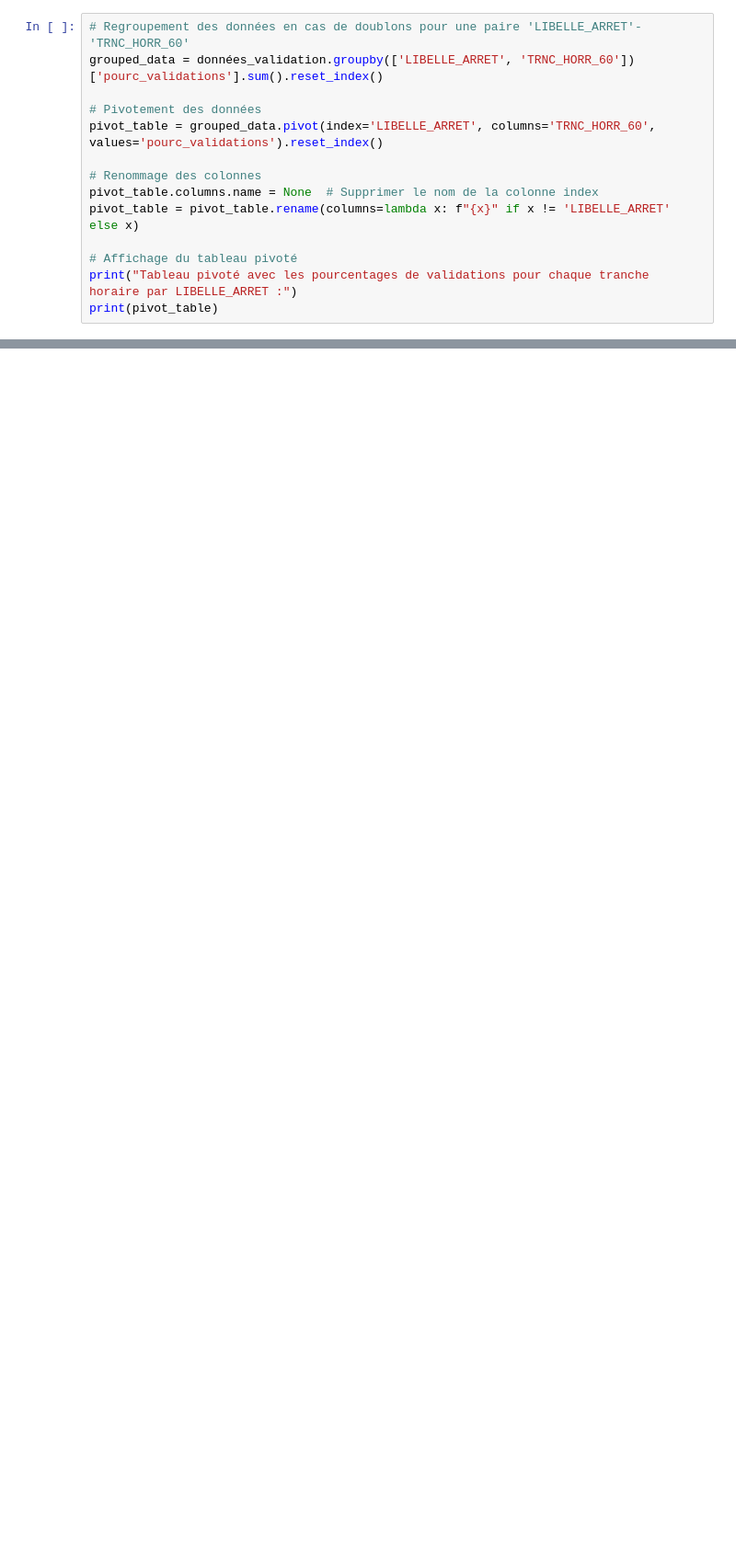
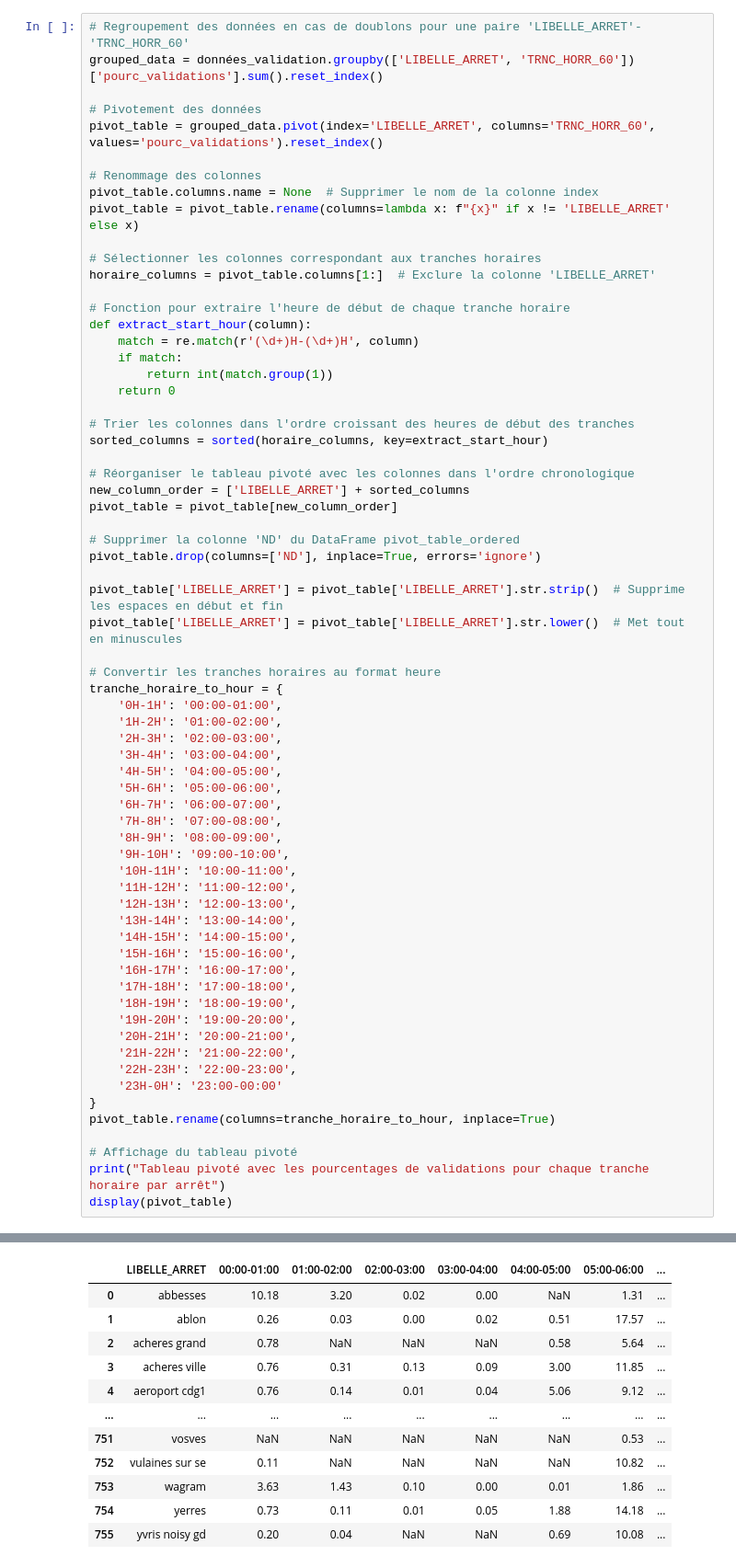
Before and after one commit to sarahthoumyre/metro-JO, a Jupyter notebook: Nettoyage données affluence par jour + nombre de validation par jour par station.ipynb, the cells around one changed output, grey strips where cells are left out. Shown at 92% size. Saved outputs shown, nothing was run; the diff lists cells and outputs as text; blank space fills up the shorter version.

```diff
--- a/Nettoyage données affluence par jour + nombre de validation par jour par station.ipynb
+++ b/Nettoyage données affluence par jour + nombre de validation par jour par station.ipynb
@@ -109,7 +93,59 @@ pivot_table = grouped_data.pivot(index='LIBELLE_ARRET', columns='TRNC_HORR_60',
 pivot_table.columns.name = None  # Supprimer le nom de la colonne index
 pivot_table = pivot_table.rename(columns=lambda x: f"{x}" if x != 'LIBELLE_ARRET' else x)
 
+# Sélectionner les colonnes correspondant aux tranches horaires
+horaire_columns = pivot_table.columns[1:]  # Exclure la colonne 'LIBELLE_ARRET'
+
+# Fonction pour extraire l'heure de début de chaque tranche horaire
+def extract_start_hour(column):
+    match = re.match(r'(\d+)H-(\d+)H', column)
+    if match:
+        return int(match.group(1))
+    return 0
+
+# Trier les colonnes dans l'ordre croissant des heures de début des tranches
+sorted_columns = sorted(horaire_columns, key=extract_start_hour)
+
+# Réorganiser le tableau pivoté avec les colonnes dans l'ordre chronologique
+new_column_order = ['LIBELLE_ARRET'] + sorted_columns
+pivot_table = pivot_table[new_column_order]
+
+# Supprimer la colonne 'ND' du DataFrame pivot_table_ordered
+pivot_table.drop(columns=['ND'], inplace=True, errors='ignore')
+
+pivot_table['LIBELLE_ARRET'] = pivot_table['LIBELLE_ARRET'].str.strip()  # Supprime les espaces en début et fin
+pivot_table['LIBELLE_ARRET'] = pivot_table['LIBELLE_ARRET'].str.lower()  # Met tout en minuscules
+
+# Convertir les tranches horaires au format heure
+tranche_horaire_to_hour = {
+    '0H-1H': '00:00-01:00',
+    '1H-2H': '01:00-02:00',
+    '2H-3H': '02:00-03:00',
+    '3H-4H': '03:00-04:00',
+    '4H-5H': '04:00-05:00',
+    '5H-6H': '05:00-06:00',
+    '6H-7H': '06:00-07:00',
+    '7H-8H': '07:00-08:00',
+    '8H-9H': '08:00-09:00',
+    '9H-10H': '09:00-10:00',
+    '10H-11H': '10:00-11:00',
+    '11H-12H': '11:00-12:00',
+    '12H-13H': '12:00-13:00',
+    '13H-14H': '13:00-14:00',
+    '14H-15H': '14:00-15:00',
+    '15H-16H': '15:00-16:00',
+    '16H-17H': '16:00-17:00',
+    '17H-18H': '17:00-18:00',
+    '18H-19H': '18:00-19:00',
+    '19H-20H': '19:00-20:00',
+    '20H-21H': '20:00-21:00',
+    '21H-22H': '21:00-22:00',
+    '22H-23H': '22:00-23:00',
+    '23H-0H': '23:00-00:00'
+}
+pivot_table.rename(columns=tranche_horaire_to_hour, inplace=True)
+
 # Affichage du tableau pivoté
-print("Tableau pivoté avec les pourcentages de validations pour chaque tranche horaire par LIBELLE_ARRET :")
-print(pivot_table)
+print("Tableau pivoté avec les pourcentages de validations pour chaque tranche horaire par arrêt")
+display(pivot_table)
 # %% [output]
@@ -132,0 +153,12 @@ Tableau pivoté avec les pourcentages de validations pour chaque tranche horaire
+|  | LIBELLE_ARRET | 00:00-01:00 | 01:00-02:00 | 02:00-03:00 | 03:00-04:00 | 04:00-05:00 | 05:00-06:00 | ... |
+| 0 | abbesses | 10.18 | 3.20 | 0.02 | 0.00 | NaN | 1.31 | ... |
+| 1 | ablon | 0.26 | 0.03 | 0.00 | 0.02 | 0.51 | 17.57 | ... |
+| 2 | acheres grand | 0.78 | NaN | NaN | NaN | 0.58 | 5.64 | ... |
+| 3 | acheres ville | 0.76 | 0.31 | 0.13 | 0.09 | 3.00 | 11.85 | ... |
+| 4 | aeroport cdg1 | 0.76 | 0.14 | 0.01 | 0.04 | 5.06 | 9.12 | ... |
+| ... | ... | ... | ... | ... | ... | ... | ... | ... |
+| 751 | vosves | NaN | NaN | NaN | NaN | NaN | 0.53 | ... |
+| 752 | vulaines sur se | 0.11 | NaN | NaN | NaN | NaN | 10.82 | ... |
+| 753 | wagram | 3.63 | 1.43 | 0.10 | 0.00 | 0.01 | 1.86 | ... |
+| 754 | yerres | 0.73 | 0.11 | 0.01 | 0.05 | 1.88 | 14.18 | ... |
+| 755 | yvris noisy gd | 0.20 | 0.04 | NaN | NaN | 0.69 | 10.08 | ... |
```
Also changed, not shown: parts of 15 cells of this notebook.
